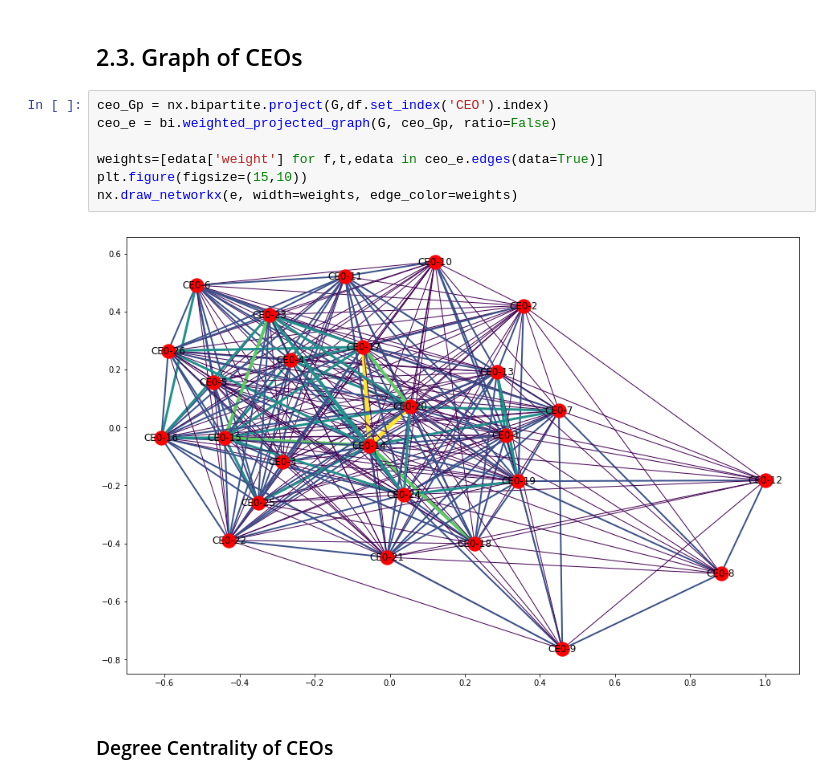
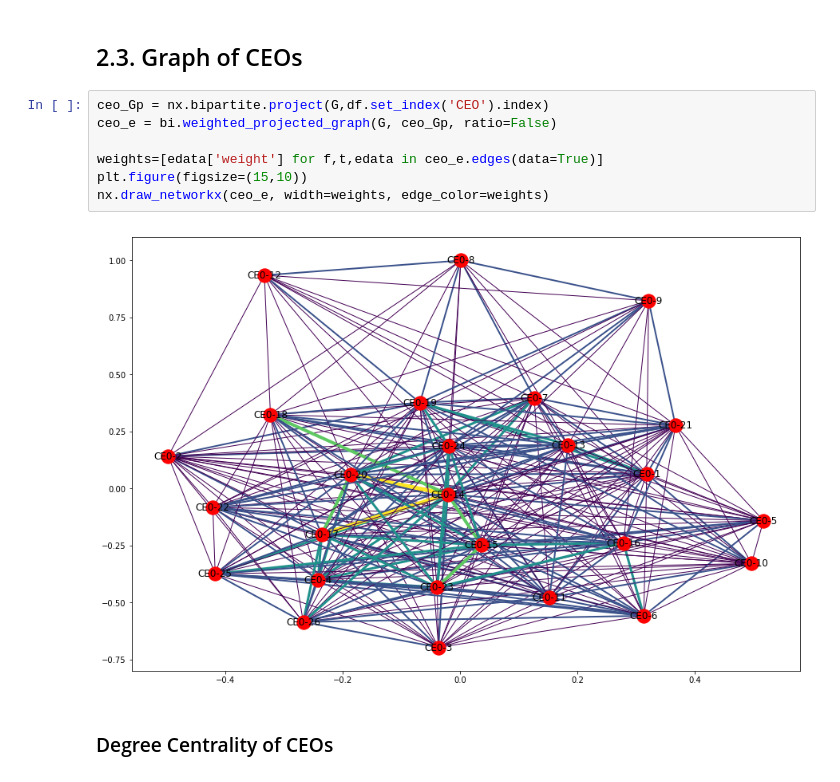
Before and after one commit to raghu74us/DATA-620, a Jupyter notebook: Project2/620_Project2.ipynb, the cells around one changed output. Saved outputs shown, nothing was run; the diff lists cells and outputs as text.

```diff
--- a/Project2/620_Project2.ipynb
+++ b/Project2/620_Project2.ipynb
@@ -196,12 +185,12 @@ Radius :  1
 # %%
 ceo_Gp = nx.bipartite.project(G,df.set_index('CEO').index)
 ceo_e = bi.weighted_projected_graph(G, ceo_Gp, ratio=False)
 
 weights=[edata['weight'] for f,t,edata in ceo_e.edges(data=True)]
 plt.figure(figsize=(15,10))
-nx.draw_networkx(e, width=weights, edge_color=weights)
+nx.draw_networkx(ceo_e, width=weights, edge_color=weights)
 # %% [output]
-[figure, old version]
+[figure, new version]
 # %% [markdown]
 ###  Degree Centrality of CEOs
 # %%
```
Also changed, not shown: parts of 20 cells of this notebook.
